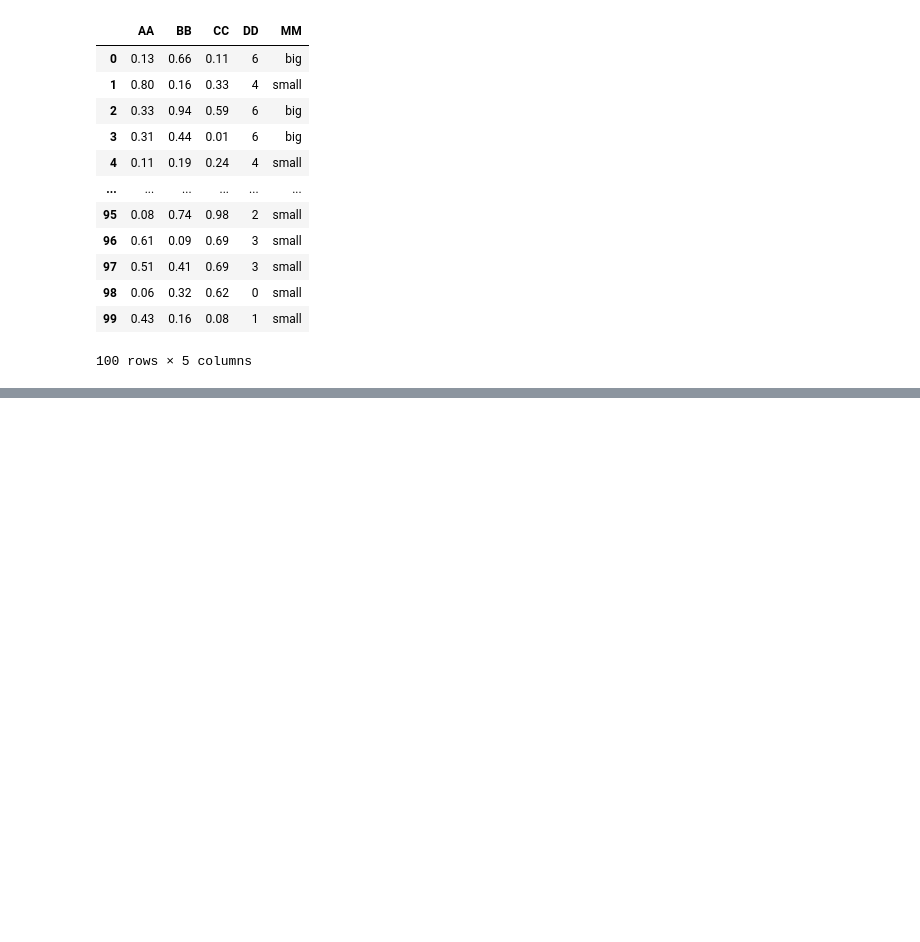
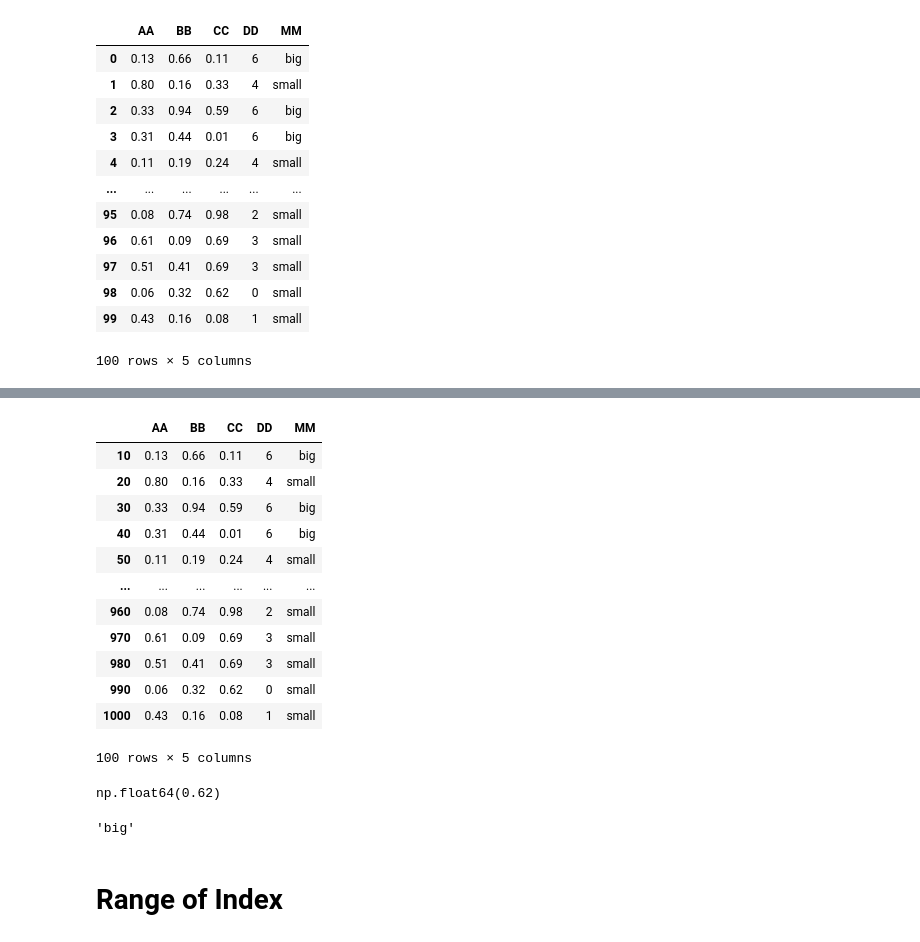
Before and after one commit to syedmahmoodiagents/gct, a Jupyter notebook: 26July/Pandas.ipynb, the cells around one changed output, grey strips where cells are left out. Saved outputs shown, nothing was run; the diff lists cells and outputs as text; code cells hidden in the pictures; blank space fills up the shorter version.

```diff
--- a/26July/Pandas.ipynb
+++ b/26July/Pandas.ipynb
@@ -271,0 +324,18 @@ dnx
+# %%
+dnx.set_index(np.arange(10,1001,10), inplace=True)
+# %%
+dnx
+# %% [output]
+|  | AA | BB | CC | DD | MM |
+| 10 | 0.13 | 0.66 | 0.11 | 6 | big |
+| 20 | 0.80 | 0.16 | 0.33 | 4 | small |
+| 30 | 0.33 | 0.94 | 0.59 | 6 | big |
+| 40 | 0.31 | 0.44 | 0.01 | 6 | big |
+| 50 | 0.11 | 0.19 | 0.24 | 4 | small |
+| ... | ... | ... | ... | ... | ... |
+| 960 | 0.08 | 0.74 | 0.98 | 2 | small |
+| 970 | 0.61 | 0.09 | 0.69 | 3 | small |
+| 980 | 0.51 | 0.41 | 0.69 | 3 | small |
+| 990 | 0.06 | 0.32 | 0.62 | 0 | small |
+| 1000 | 0.43 | 0.16 | 0.08 | 1 | small |
+100 rows × 5 columns
@@ -271,0 +345,10 @@ dnx
+# %%
+dnx.loc[990, 'CC']
+# %% [output]
+np.float64(0.62)
+# %%
+dnx.iloc[2, -1]
+# %% [output]
+'big'
+# %% [markdown]
+# Range of Index
```
Also changed, not shown: parts of 20 cells of this notebook.
